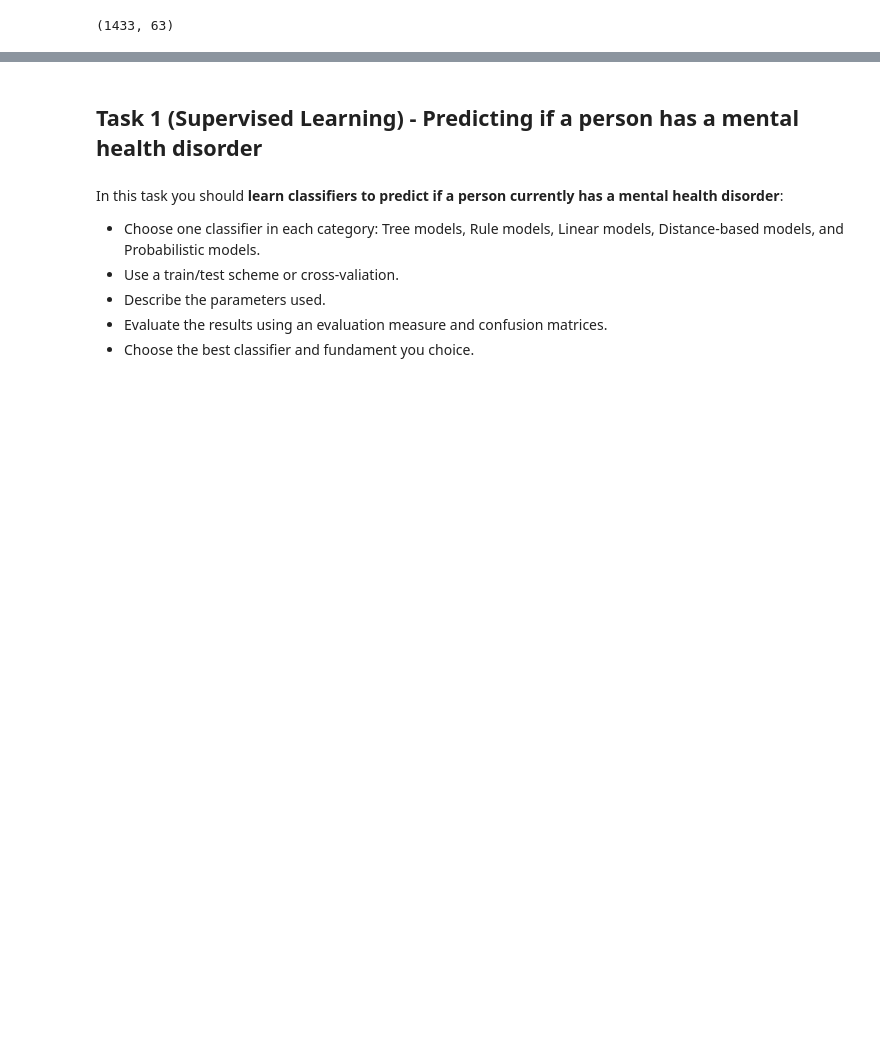
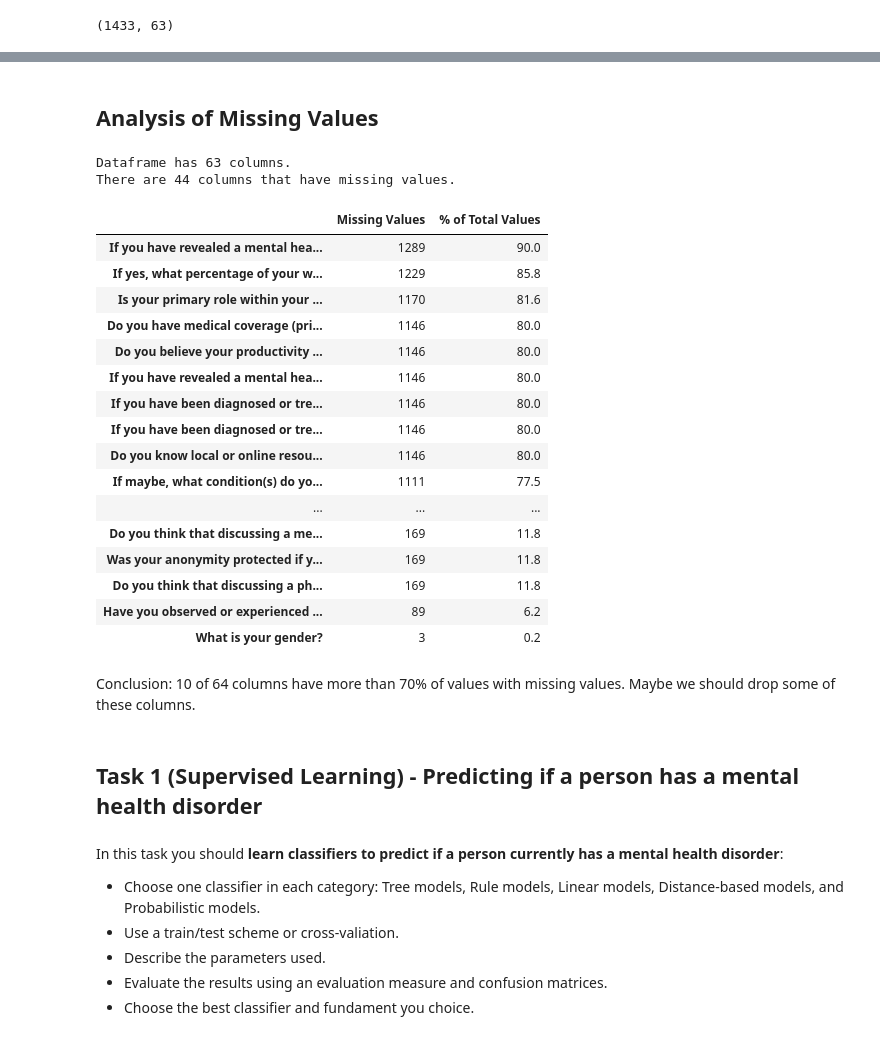
Before and after one commit to flaviacmr/ProjectoAA, a Jupyter notebook: AA_201819_Project/AA_201819_Project/AA_201819_Project.ipynb, the cells around one changed output, grey strips where cells are left out. Saved outputs shown, nothing was run; the diff lists cells and outputs as text; code cells hidden in the pictures; blank space fills up the shorter version.

```diff
--- a/AA_201819_Project/AA_201819_Project/AA_201819_Project.ipynb
+++ b/AA_201819_Project/AA_201819_Project/AA_201819_Project.ipynb
@@ -152,0 +202,40 @@ df_mental_health.shape
+# %% [markdown]
+## Analysis of Missing Values
+# %%
+def missing_values_table(df):
+        mis_val = df.isnull().sum()
+        mis_val_percent = 100 * df.isnull().sum() / len(df)
+        mis_val_table = pd.concat([mis_val, mis_val_percent], axis=1)
+        mis_val_table_ren_columns = mis_val_table.rename(
+        columns = {0 : 'Missing Values', 1 : '% of Total Values'})
+        mis_val_table_ren_columns = mis_val_table_ren_columns[
+            mis_val_table_ren_columns.iloc[:,1] != 0].sort_values(
+        '% of Total Values', ascending=False).round(1)
+        print ("Dataframe has " + str(df.shape[1]) + " columns.\n"
+            "There are " + str(mis_val_table_ren_columns.shape[0]) +
+              " columns that have missing values.")
+        return mis_val_table_ren_columns
+# %%
+missing_values_table(df_mh)
+# %% [output]
+Dataframe has 63 columns.
+There are 44 columns that have missing values.
+|  | Missing Values | % of Total Values |
+| If you have revealed a mental hea... | 1289 | 90.0 |
+| If yes, what percentage of your w... | 1229 | 85.8 |
+| Is your primary role within your ... | 1170 | 81.6 |
+| Do you have medical coverage (pri... | 1146 | 80.0 |
+| Do you believe your productivity ... | 1146 | 80.0 |
+| If you have revealed a mental hea... | 1146 | 80.0 |
+| If you have been diagnosed or tre... | 1146 | 80.0 |
+| If you have been diagnosed or tre... | 1146 | 80.0 |
+| Do you know local or online resou... | 1146 | 80.0 |
+| If maybe, what condition(s) do yo... | 1111 | 77.5 |
+| ... | ... | ... |
+| Do you think that discussing a me... | 169 | 11.8 |
+| Was your anonymity protected if y... | 169 | 11.8 |
+| Do you think that discussing a ph... | 169 | 11.8 |
+| Have you observed or experienced ... | 89 | 6.2 |
+| What is your gender? | 3 | 0.2 |
+# %% [markdown]
+Conclusion: 10 of 64 columns have more than 70% of values with missing values. Maybe we should drop some of these columns.
```
Also changed, not shown: parts of 32 cells of this notebook.
